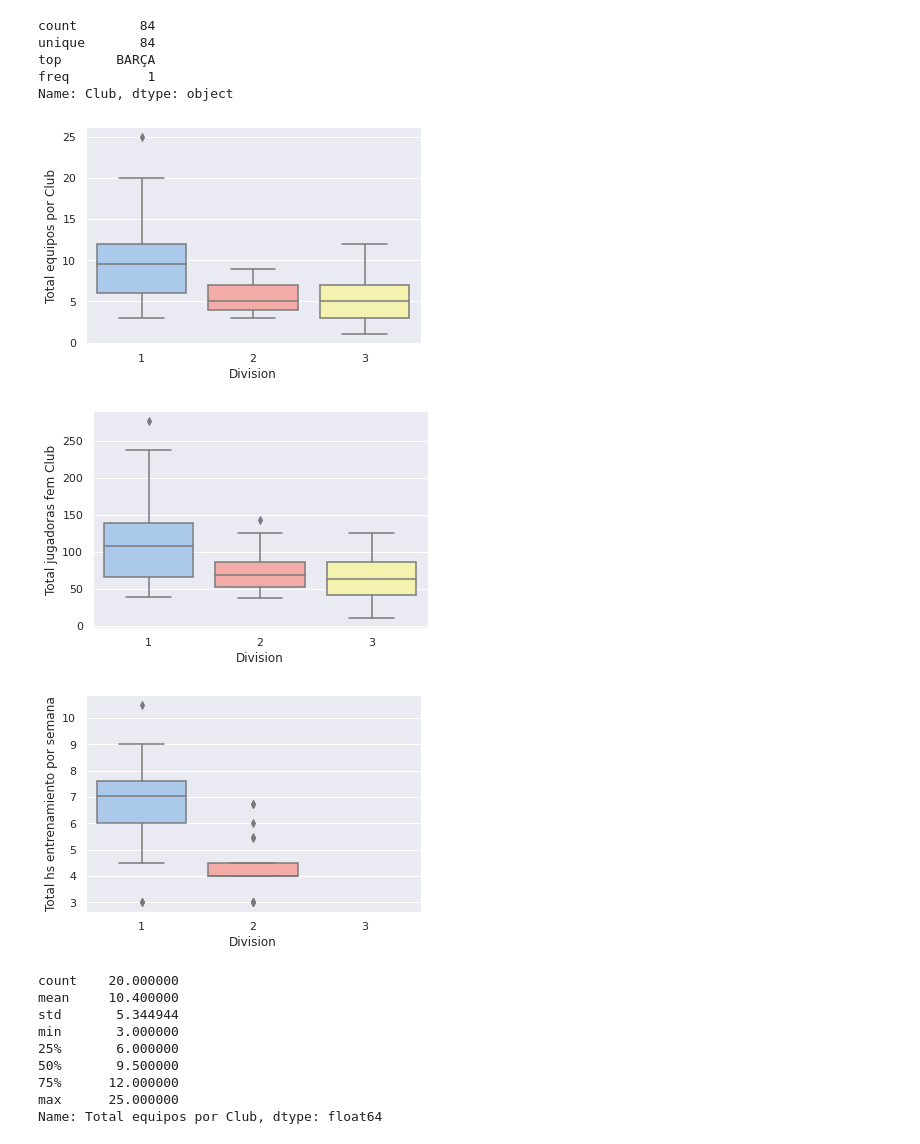
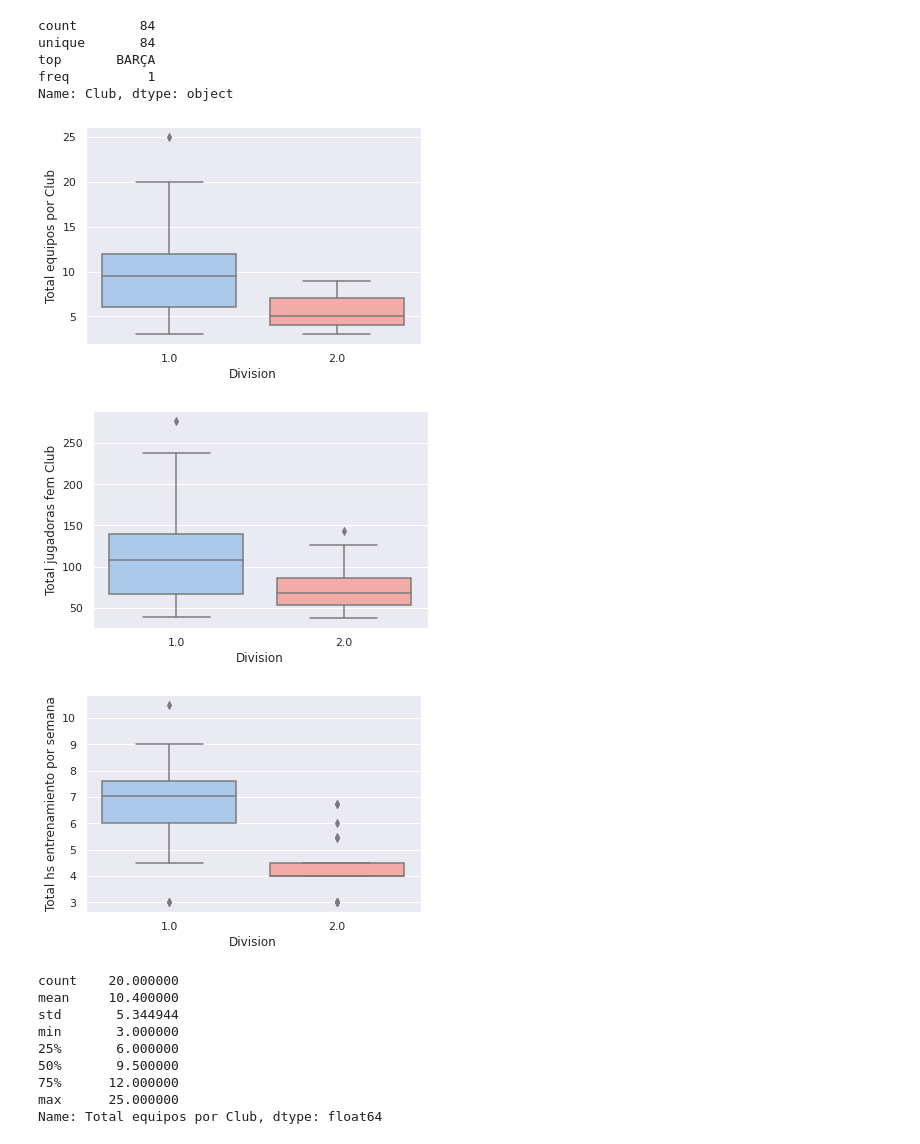
Before and after one commit to AleGF83/AleGF83, a Jupyter notebook: Proyecto_estadistica.ipynb, the cells around one changed output. Cells and saved outputs as stored; diff of their text form; code cells hidden in the pictures.

```diff
--- a/Proyecto_estadistica.ipynb
+++ b/Proyecto_estadistica.ipynb
@@ -41,40 +42,43 @@ plt.savefig("boxplot_totalequipos") # Salvamos la imagen de la visualizacion en
 # %%
 # Con esta funcion eliminamos los equipos que tienen los CLUBES como equipos B, C, D, etc (o nombrados por colores)
-clubes=equipostotal.drop_duplicates(subset=["Club"],keep="first")
+clubespob=equipostotal.drop_duplicates(subset=["Club"],keep="first")
 
-# Aca vemos que la cantidad de CLUBES reales que hay en la categoria Cadete/Juvenil
-clubes["Club"].describe()
+# Aca vemos que la cantidad de CLUBES de la poblacion que hay en la categoria Cadete/Juvenil
+clubespob["Club"].describe()
 # %% [output]
 count        84
 unique       84
 top       BARÇA
 freq          1
 Name: Club, dtype: object
+# %%
+# Ahora eliminamos los clubes que no pertenecen a la muestra (los de 3ra division)
+clubes= clubespob[clubespob["Division"]<3]
 # %%
 # Visualizamos el boxplot con seaborn comparando las medias y cuartiles sobre el Total equipos por Club
 sns.set_theme(style="ticks", palette="pastel")
 sns.set_style("darkgrid")
-sns.boxplot(x=clubes["Division"], y=clubes["Total equipos por Club"], palette=["b", "r","y"],data=clubes)
+sns.boxplot(x=clubes["Division"], y=clubes["Total equipos por Club"], palette=["b", "r"],data=clubes)
 plt.savefig("boxplot_totalequiposporclub") # Salvamos la imagen de la visualizacion en un archivo png
 # %% [output]
-[figure, old version]
+[figure, new version]
 # %%
 # Visualizamos ahora solamente los CLUBES, sin los equipos duplicados que habian anteriormente con los datos de TOTAL JUGADORAS FEM CLUB
 # boxplot con libreria Seaborn para poder comparar mas datos al mismo tiempo
 sns.set_theme(style="ticks", palette="pastel")
 sns.set_style("darkgrid")
-sns.boxplot(x=clubes["Division"], y=clubes["Total jugadoras fem Club"], palette=["b", "r","y"],data=clubes)
+sns.boxplot(x=clubes["Division"], y=clubes["Total jugadoras fem Club"], palette=["b", "r"],data=clubes)
 plt.savefig("boxplot_totaljugadorasporclub")  # Salvamos la imagen de la visualizacion en un archivo png
 # %% [output]
-[figure, old version]
+[figure, new version]
 # %%
 # Visualizamos el boxplot con seaborn comparando las medias y cuartiles sobre el Total hs entrenamiento por semana
 sns.set_theme(style="ticks", palette="pastel")
 sns.set_style("darkgrid")
-sns.boxplot(x=clubes["Division"], y=clubes["Total hs entrenamiento por semana"], palette=["b", "r","y"],data=clubes)
+sns.boxplot(x=clubes["Division"], y=clubes["Total hs entrenamiento por semana"], palette=["b", "r"],data=clubes)
 plt.savefig("boxplot_totalhorasentrenamientoclub") # Salvamos la imagen de la visualizacion en un archivo png
 # %% [output]
-[figure, old version]
+[figure, new version]
 # %%
 # ahora separamos los clubes de 1ra y de 2da
 clubesprimera=clubes[clubes["Division"]==1]
```
Also changed, not shown: parts of 21 cells of this notebook.
